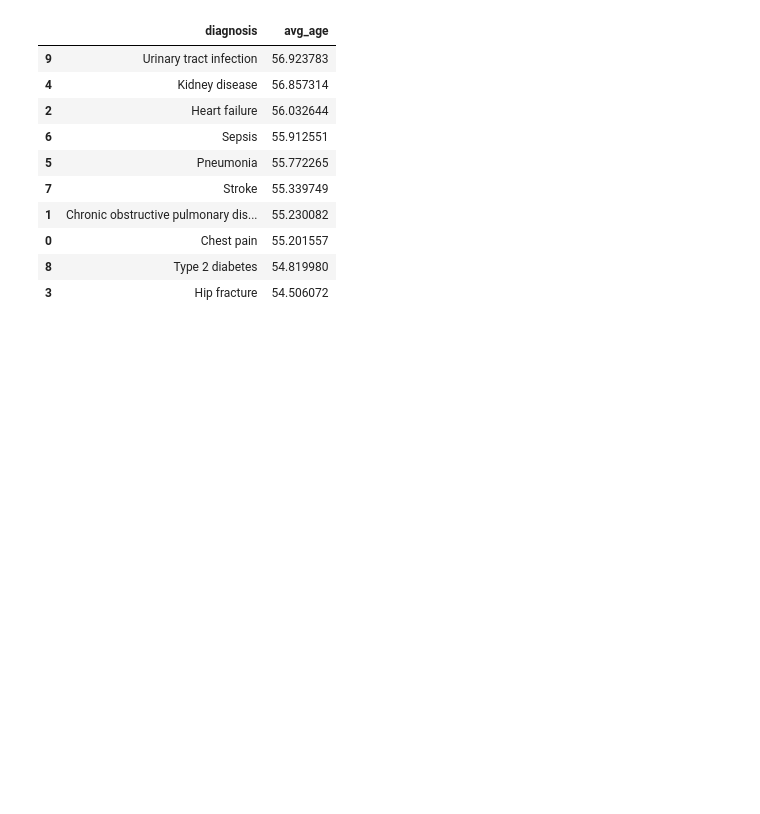
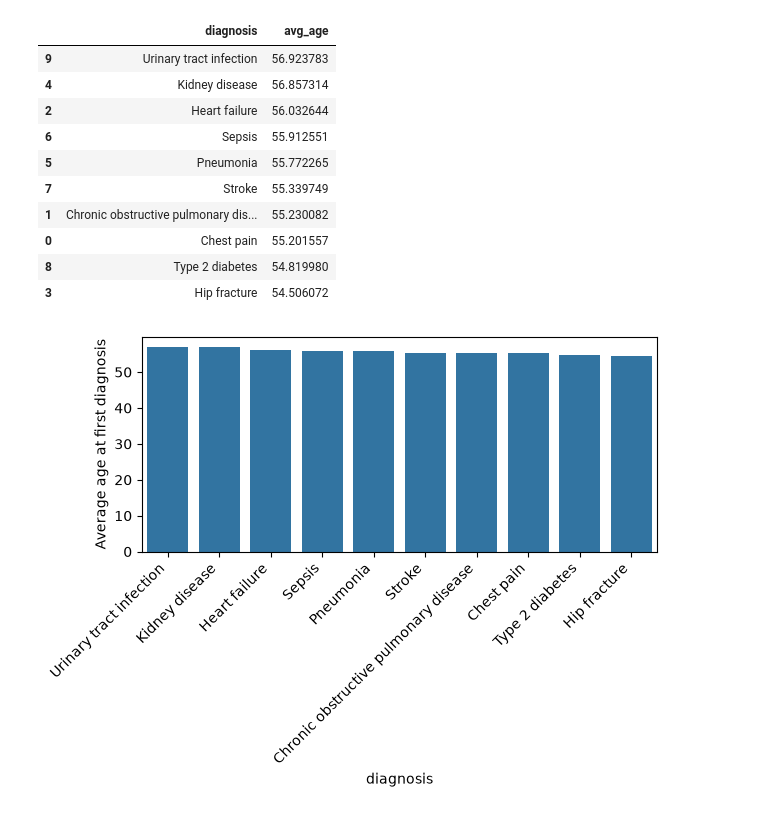
Before and after one commit to robertmaidstone/readmission-study, a Jupyter notebook: notebooks/analysis.ipynb, the cells around one changed output. Drawn from its saved outputs; the diff is of its cells as text; code cells hidden in the pictures; blank space fills up the shorter version.

```diff
--- a/notebooks/analysis.ipynb
+++ b/notebooks/analysis.ipynb
@@ -125,3 +125,14 @@ avg_age_by_first_diagnosis
 | 0 | Chest pain | 55.201557 |
 | 8 | Type 2 diabetes | 54.819980 |
 | 3 | Hip fracture | 54.506072 |
+# %%
+ax = sns.barplot(
+    data=avg_age_by_first_diagnosis,
+    x="diagnosis",
+    y="avg_age"
+)
+ax.set_ylabel("Average age at first diagnosis")
+plt.xticks(rotation=45, ha="right")
+plt.tight_layout()
+# %% [output]
+[figure, added]
```
Also changed, not shown: 4 other files.
